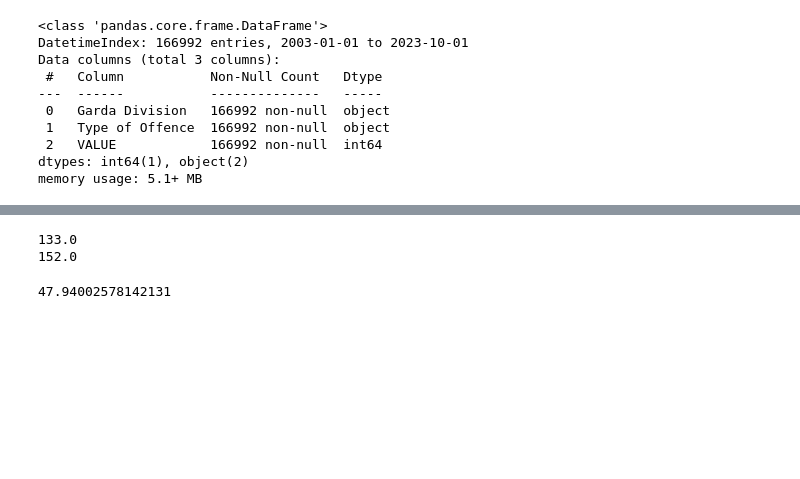
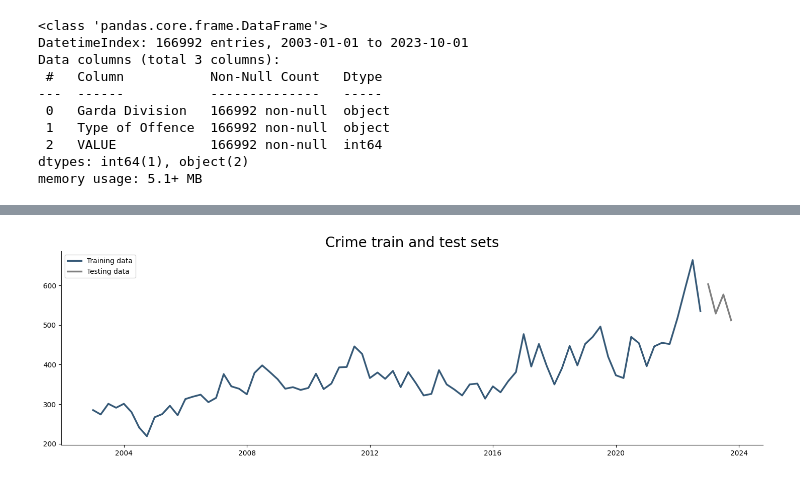
Before and after one commit to caio-moliveira/crime-prediction-using-forecasting-models, a Jupyter notebook: Exponential Smoothing.ipynb, the cells around one changed output, grey strips where cells are left out. Drawn from its saved outputs; the diff is of its cells as text; code cells hidden in the pictures; blank space fills up the shorter version.

```diff
--- a/Exponential Smoothing.ipynb
+++ b/Exponential Smoothing.ipynb
@@ -115,3 +99,3 @@ theft_from_person_data["y"].plot(figsize = (10, 7), legend = True)
 # %%
-train = theft_from_person_data.loc['2003-01-01': '2021-10-01']
-test = theft_from_person_data.loc['2022-01-01':]
+train = theft_from_person_data.loc['2003-01-01': '2022-10-01']
+test = theft_from_person_data.loc['2023-01-01':'2023-10-01']
@@ -121,15 +124,0 @@ from statsmodels.tsa.holtwinters import ExponentialSmoothing
-# %%
-#We create the model
-# Ensure the time series index is set correctly with quarterly frequency
-train.y.index = pd.date_range(start='2003-01-01', periods=len(train.y), freq='Q')
-
-# We create the model with yearly seasonality for quarterly data
-model = ExponentialSmoothing(endog=train.y,
-                             trend='mul',
-                             seasonal='mul',
-                             seasonal_periods=4).fit()
-
-#endog is the dependent variable
-#trend: we need to indicate if it is multiplicative or additive
-#seasonal: this is the seasonality. We use multiplicative
-#seasonal periods: In this case the general interval will happen every 7 days (weekly seasonality period)
@@ -163,19 +125,17 @@ predictions_hw.plot(legend = True)
-# %%
-#We analyse MAE and RMSE
-from sklearn.metrics import mean_squared_error, mean_absolute_error
-
-print(round(mean_absolute_error(test['y'], predictions_hw),0))
-#we round the number, and I will include 0 because I don't want decimals in the result for the visualisation
-print(round(np.sqrt(mean_squared_error(test['y'], predictions_hw)), 0))
-#we round the number, and I will include 0 because I don't want decimals in the result for the visualisation
-# %% [output]
-133.0
-152.0
-# %%
-#MAPE function
-def MAPE(y_true, y_pred):
-  y_true, y_pred = np.array(y_true), np.array(y_pred)
-  return np.mean(np.abs((y_true - y_pred) / y_true)) * 100
-MAPE(test['y'], predictions_hw)
-# %% [output]
-47.94002578142131
+# %%
+from matplotlib import rcParams
+from cycler import cycler
+
+rcParams['figure.figsize'] = 18, 5
+rcParams['axes.spines.top'] = False
+rcParams['axes.spines.right'] = False
+rcParams['axes.prop_cycle'] = cycler(color=['#365977'])
+rcParams['lines.linewidth'] = 2.5
+# %%
+# Plot
+plt.title('Crime train and test sets', size=20)
+plt.plot(train['Crime'], label='Training data')
+plt.plot(test['Crime'], color='gray', label='Testing data')
+plt.legend();
+# %% [output]
+[figure, added]
```
Also changed, not shown: parts of 17 cells of this notebook, 10 other files.
